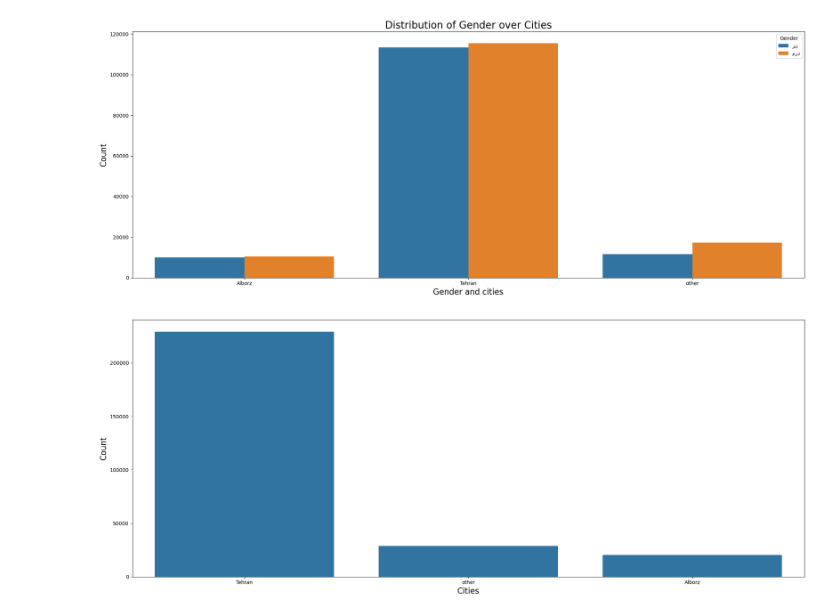
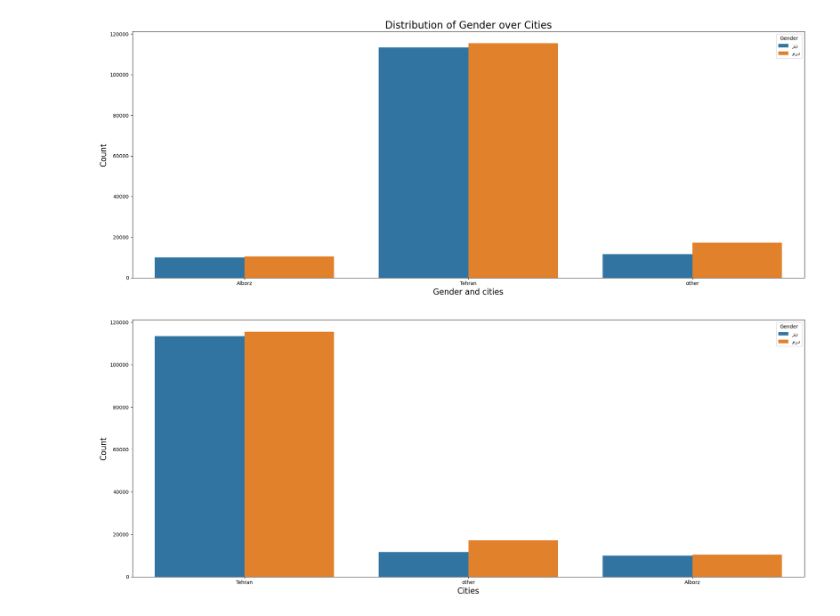
Before and after one commit to nobleyam/Customer-Behavioral-Segmentation-and-Profiling, a Jupyter notebook: final prap.ipynb, the cells around one changed output. Saved outputs shown, nothing was run; the diff lists cells and outputs as text; code cells hidden in the pictures.

```diff
--- a/final prap.ipynb
+++ b/final prap.ipynb
@@ -603,12 +603,11 @@ plt.show();
 # %% [output]
 [figure]
 # %%
-data = df_ben4.groupby(['State_cat', 'Gender']).sum().index
 plt.figure(figsize=(20, 8))
-sns.countplot(data=df_ben4, x='State_cat')
+sns.countplot(data=df_ben4, x='State_cat', hue='Gender')
 plt.xlabel('Cities', fontsize=16)
-plt.ylabel('Count', fontsize= 16)
+plt.ylabel('Count', fontsize=16)
 plt.tight_layout()
-plt.show();
+plt.show()
 # %% [output]
-[figure, old version]
+[figure, new version]
```
Also changed, not shown: parts of 2 cells of this notebook.
